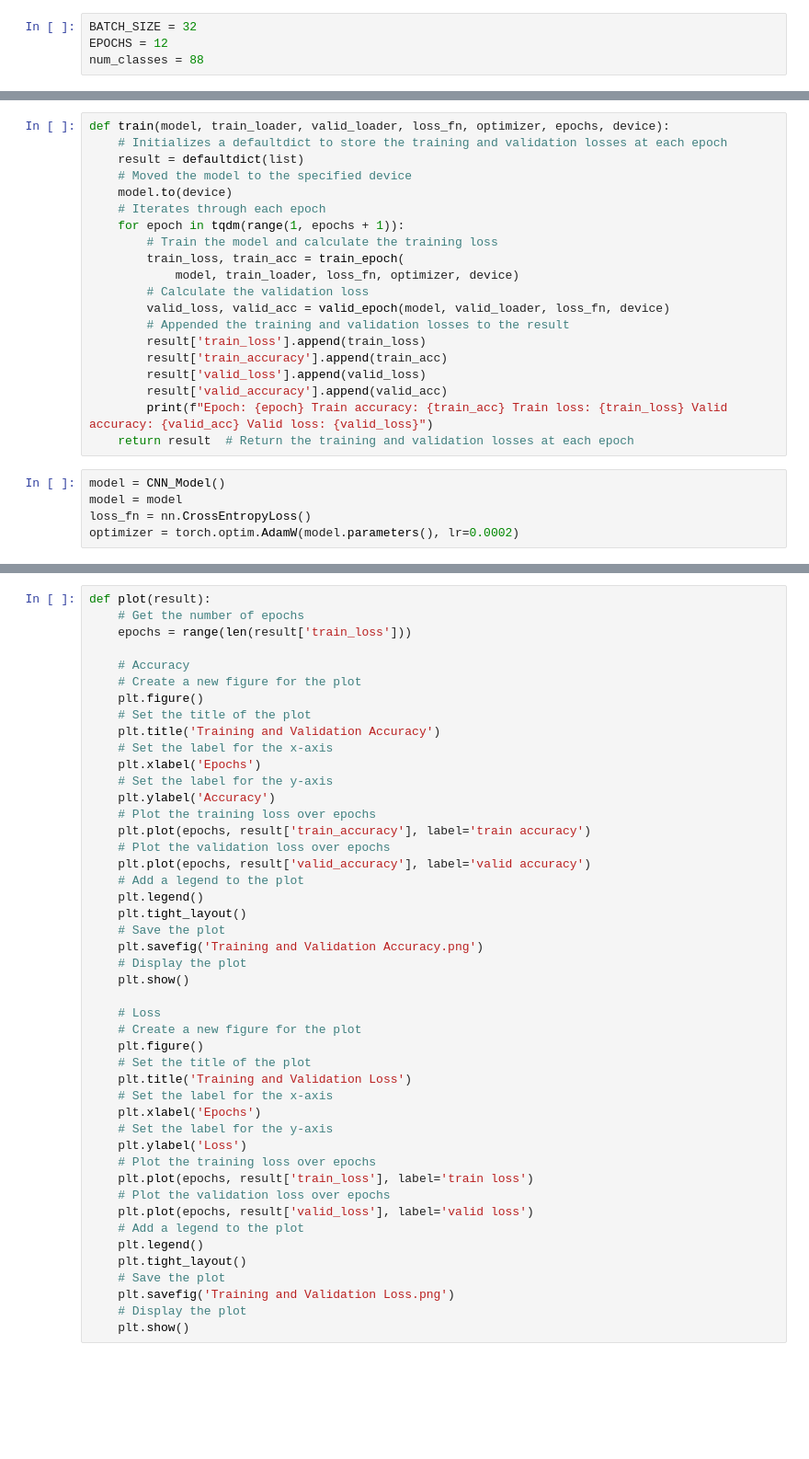
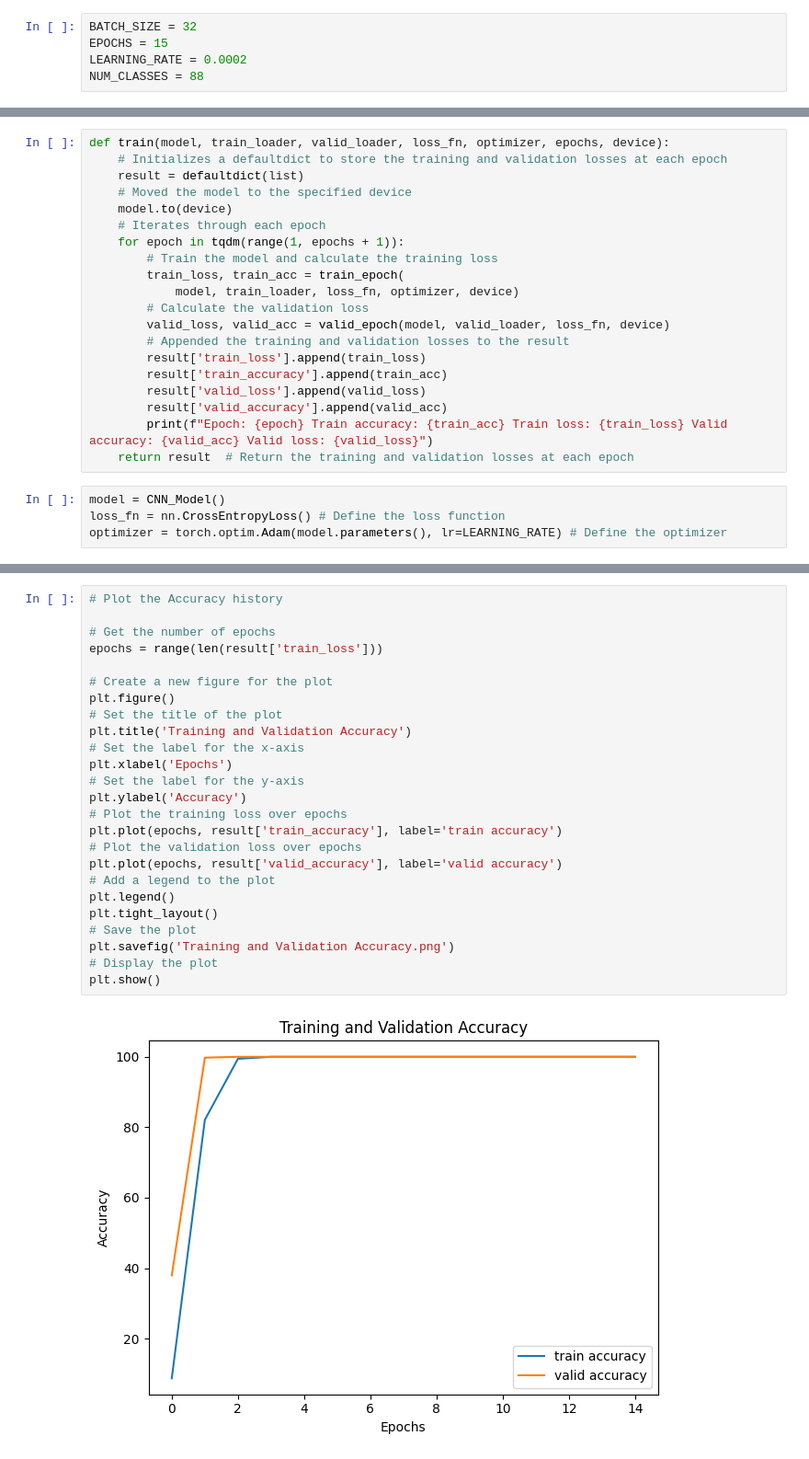
Before and after one commit to kappa0106/Music-Scale-Recognition-by-CNN, a Jupyter notebook: main.ipynb, the cells around one changed output, grey strips where cells are left out. Shown at 92% size. Drawn from its saved outputs; the diff is of its cells as text; blank space fills up the shorter version.

```diff
--- a/main.ipynb
+++ b/main.ipynb
@@ -33,6 +46,7 @@ class MelCepstrum(Dataset):
         return image, label
 # %%
 BATCH_SIZE = 32
-EPOCHS = 12
-num_classes = 88
+EPOCHS = 15
+LEARNING_RATE = 0.0002
+NUM_CLASSES = 88
 # %%
@@ -121,6 +148,5 @@ def train(model, train_loader, valid_loader, loss_fn, optimizer, epochs, device)
     return result  # Return the training and validation losses at each epoch
 # %%
 model = CNN_Model()
-model = model
-loss_fn = nn.CrossEntropyLoss()
-optimizer = torch.optim.AdamW(model.parameters(), lr=0.0002)
+loss_fn = nn.CrossEntropyLoss() # Define the loss function
+optimizer = torch.optim.Adam(model.parameters(), lr=LEARNING_RATE) # Define the optimizer
@@ -127,46 +172,27 @@ optimizer = torch.optim.AdamW(model.parameters(), lr=0.0002)
 # %%
-def plot(result):
-    # Get the number of epochs
-    epochs = range(len(result['train_loss']))
+# Plot the Accuracy history
 
-    # Accuracy
-    # Create a new figure for the plot
-    plt.figure()
-    # Set the title of the plot
-    plt.title('Training and Validation Accuracy')
-    # Set the label for the x-axis
-    plt.xlabel('Epochs')
-    # Set the label for the y-axis
-    plt.ylabel('Accuracy')
-    # Plot the training loss over epochs
-    plt.plot(epochs, result['train_accuracy'], label='train accuracy')
-    # Plot the validation loss over epochs
-    plt.plot(epochs, result['valid_accuracy'], label='valid accuracy')
-    # Add a legend to the plot
-    plt.legend()
-    plt.tight_layout()
-    # Save the plot
-    plt.savefig('Training and Validation Accuracy.png')
-    # Display the plot
-    plt.show()
+# Get the number of epochs
+epochs = range(len(result['train_loss']))
 
-    # Loss
-    # Create a new figure for the plot
-    plt.figure()
-    # Set the title of the plot
-    plt.title('Training and Validation Loss')
-    # Set the label for the x-axis
-    plt.xlabel('Epochs')
-    # Set the label for the y-axis
-    plt.ylabel('Loss')
-    # Plot the training loss over epochs
-    plt.plot(epochs, result['train_loss'], label='train loss')
-    # Plot the validation loss over epochs
-    plt.plot(epochs, result['valid_loss'], label='valid loss')
-    # Add a legend to the plot
-    plt.legend()
-    plt.tight_layout()
-    # Save the plot
-    plt.savefig('Training and Validation Loss.png')
-    # Display the plot
-    plt.show()
+# Create a new figure for the plot
+plt.figure()
+# Set the title of the plot
+plt.title('Training and Validation Accuracy')
+# Set the label for the x-axis
+plt.xlabel('Epochs')
+# Set the label for the y-axis
+plt.ylabel('Accuracy')
+# Plot the training loss over epochs
+plt.plot(epochs, result['train_accuracy'], label='train accuracy')
+# Plot the validation loss over epochs
+plt.plot(epochs, result['valid_accuracy'], label='valid accuracy')
+# Add a legend to the plot
+plt.legend()
+plt.tight_layout()
+# Save the plot
+plt.savefig('Training and Validation Accuracy.png')
+# Display the plot
+plt.show()
+# %% [output]
+[figure, added]
```
Also changed, not shown: parts of 16 cells of this notebook, 2 other files.
